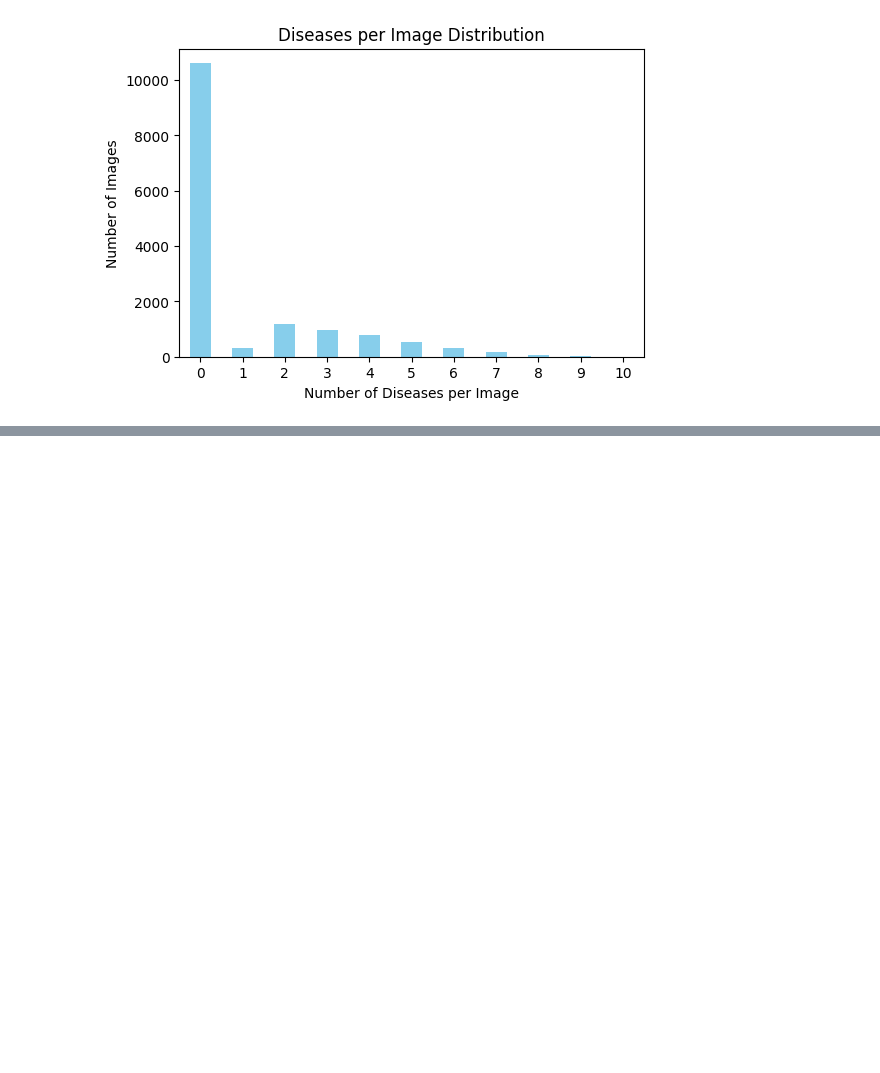
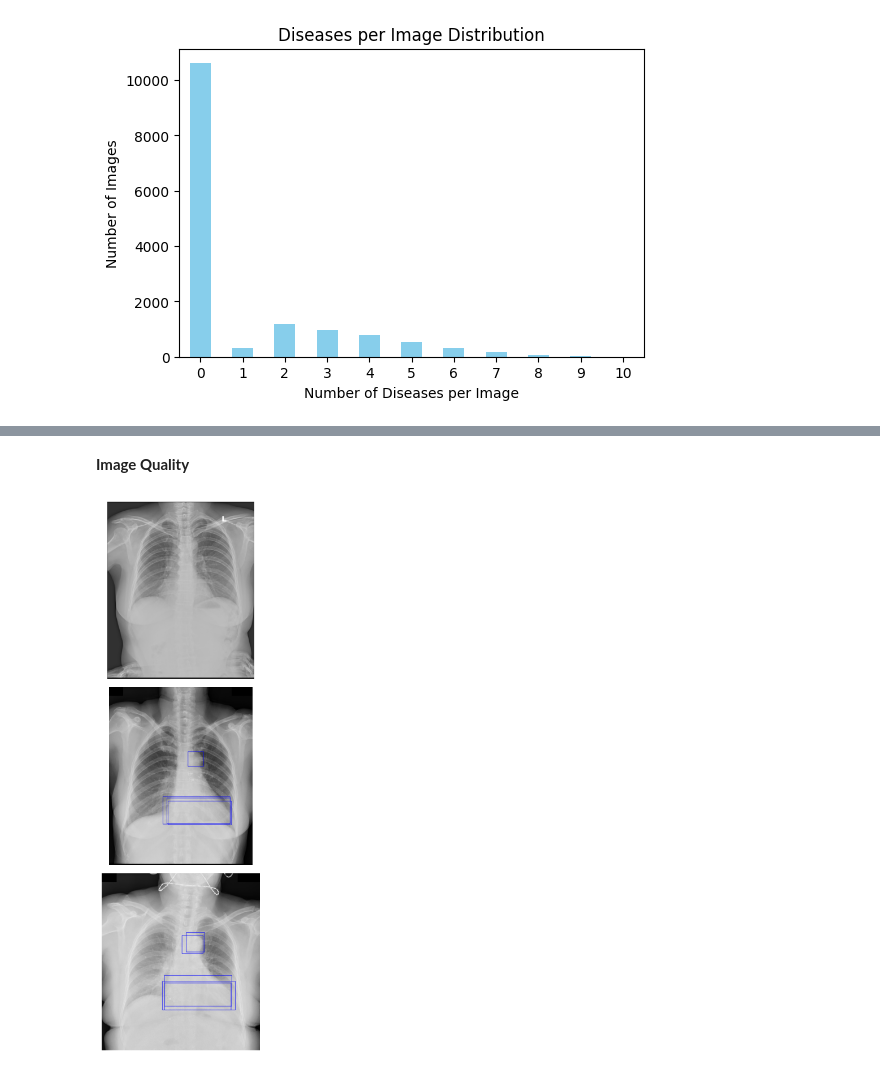
Before and after one commit to bjorneme/master-thesis, a Jupyter notebook: EDA/VinDr-CXR_EDA.ipynb, the cells around one changed output, grey strips where cells are left out. Saved outputs shown, nothing was run; the diff lists cells and outputs as text; code cells hidden in the pictures; blank space fills up the shorter version.

```diff
--- a/EDA/VinDr-CXR_EDA.ipynb
+++ b/EDA/VinDr-CXR_EDA.ipynb
@@ -134,0 +188,45 @@ plt.show()
+# %% [markdown]
+**Image Quality**
+# %%
+# Randomly select 3 images
+sample_images = random.sample(list(df['Path']), 3)
+
+# Define box parameters
+thickness = 5
+box_color = (0, 0, 255)
+
+plt.figure(figsize=(10, 10))
+for i, img_path in enumerate(sample_images):
+
+    # Read the DICOM file
+    ds = pydicom.dcmread(img_path)
+    img = ds.pixel_array.astype(np.float32)
+
+    # Normalize the image to range [0, 1]
+    img = ((img - img.min()) / (img.max() - img.min()) * 255).astype(np.uint8)
+
+    # Convert to three channels
+    img = cv2.cvtColor(img, cv2.COLOR_GRAY2BGR)
+
+    # Retrieve all rows for the selected image
+    rows = df[df['Path'] == img_path]
+
+    # Loop over each bounding box for the image
+    for _, row in rows.iterrows():
+        if not np.isnan(row['x_min']):
+            x_min = int(row['x_min'])
+            y_min = int(row['y_min'])
+            x_max = int(row['x_max'])
+            y_max = int(row['y_max'])
+
+            # Draw the bounding rectangle
+            cv2.rectangle(img, (x_min, y_min), (x_max, y_max), box_color, thickness)
+
+    plt.subplot(3, 1, i+1)
+    plt.imshow(img)
+    plt.axis('off')
+
+plt.tight_layout()
+plt.show()
+# %% [output]
+[figure, added]
```
Also changed, not shown: parts of 7 cells of this notebook.
